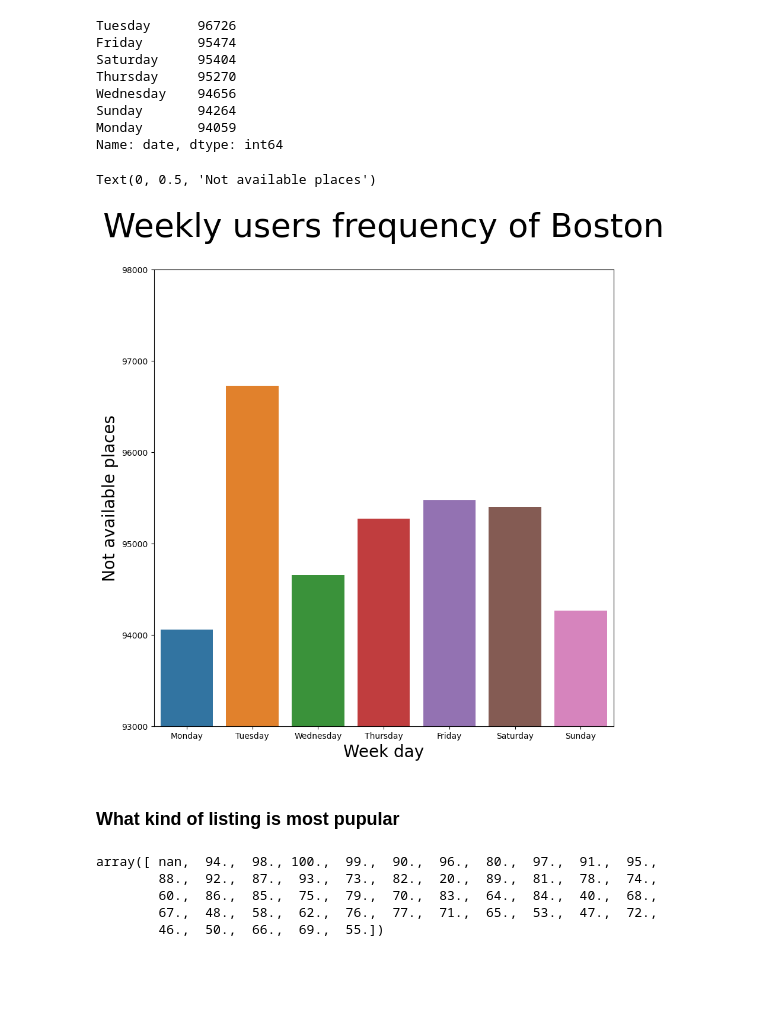
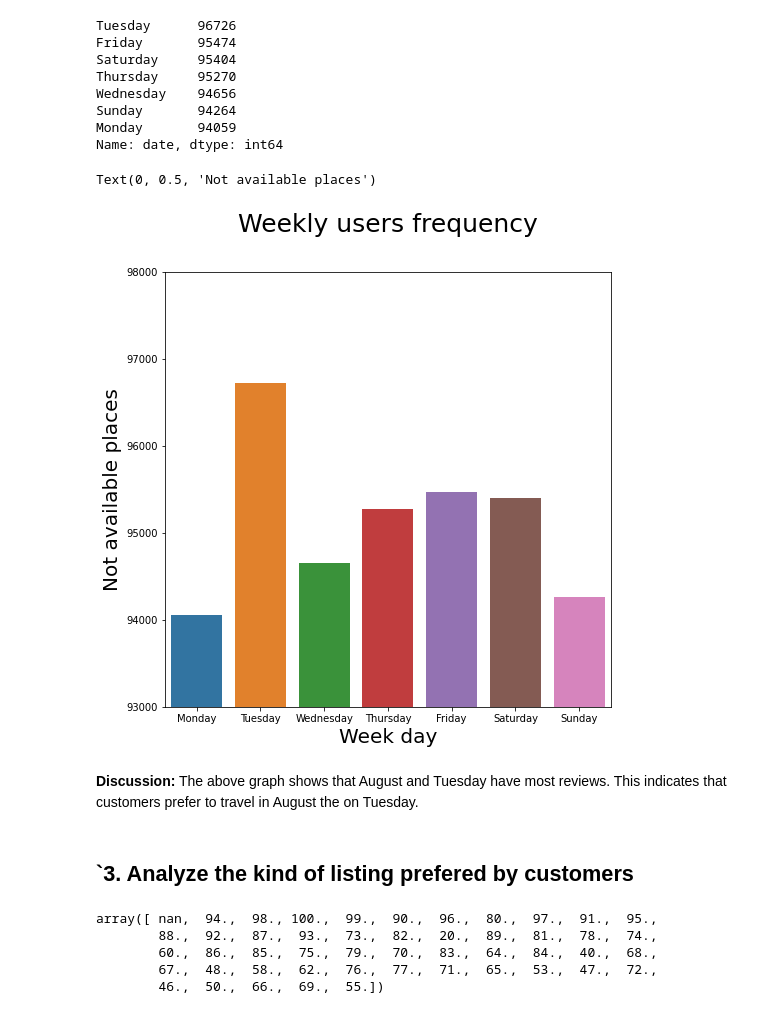
Before and after one commit to Tianyu-Fang/Data-Mining-on-Airbnb-Listings, a Jupyter notebook: zhai.ipynb, the cells around one changed output. Cells and saved outputs as stored; diff of their text form; code cells hidden in the pictures; blank space fills up the shorter version.

```diff
--- a/zhai.ipynb
+++ b/zhai.ipynb
@@ -464,16 +253,17 @@ Sunday       94264
 Monday       94059
 Name: date, dtype: int64
 # %%
-plt.figure(figsize=(10, 10))
+plt.figure(figsize=(8, 8))
 sample_plot = sns.barplot(x=only_dates.value_counts().index, y=only_dates.value_counts())
 sample_plot.set(ylim=(93000, 98000))
-sample_plot.axes.set_title("Weekly users frequency of Boston", fontsize=40, pad=40)
+sample_plot.axes.set_title("Weekly users frequency", fontsize=25, pad=40)
 sample_plot.set_xlabel("Week day",fontsize=20)
 sample_plot.set_ylabel("Not available places",fontsize=20)
-# environment error, check the data
 # %% [output]
 Text(0, 0.5, 'Not available places')
-[figure, old version]
+[figure, new version]
+# %% [markdown]
+**Discussion:** The above graph shows that August and Tuesday have most reviews. This indicates that customers prefer to travel in August the on Tuesday.
 # %% [markdown]
-### What kind of listing is most pupular
+## **`3. Analyze the kind of listing prefered by customers**
 # %%
```
Also changed, not shown: parts of 66 cells of this notebook.
